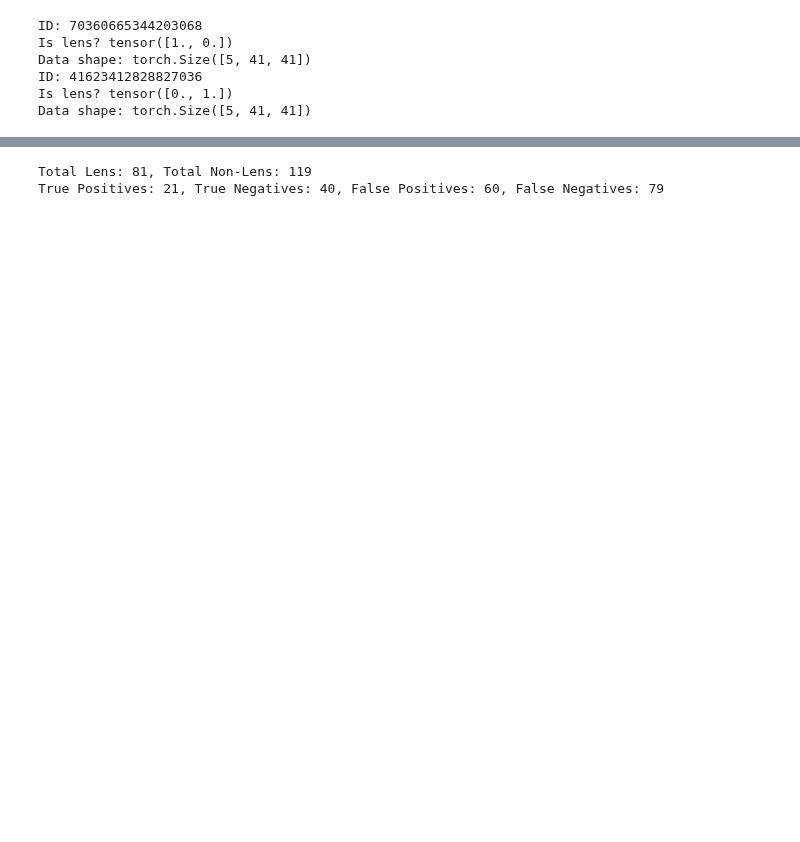
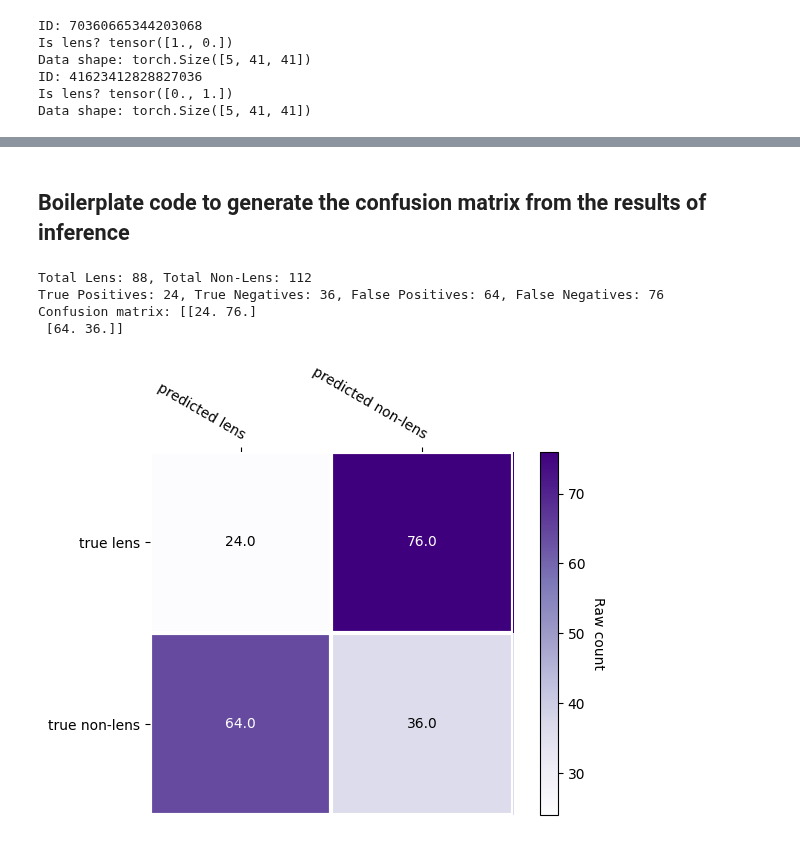
Before and after one commit to lincc-frameworks/hyrax, a Jupyter notebook: docs/pre_executed/slchallenge_demo.ipynb, the cells around one changed output, grey strips where cells are left out. Saved outputs shown, nothing was run; the diff lists cells and outputs as text; code cells hidden in the pictures; blank space fills up the shorter version.

Commit message:
Updated slchallenge notebook with confusion matrix plot.

```diff
--- a/docs/pre_executed/slchallenge_demo.ipynb
+++ b/docs/pre_executed/slchallenge_demo.ipynb
@@ -183,12 +162,16 @@ Object IDs provided: ['75334297602524100', '43153911539866729', '431591513999575
+# %% [markdown]
+## Boilerplate code to generate the confusion matrix from the results of inference
 # %%
 from hyrax.data_sets import InferenceDataSet
+from hyrax.config_utils import find_most_recent_results_dir
 import torch
 
-infer_dir = "/Users/drew/code/hyrax/docs/pre_executed/results/20250829-133510-infer-o919"
+infer_dir = find_most_recent_results_dir(h.config, "infer")
 infer_ds = InferenceDataSet(h.config, infer_dir)
 
 lens_count = 0
 nonlens_count = 0
+confusion_matrix = np.zeros((2, 2))
 true_pos = 0
 true_neg = 0
 false_pos = 0
@@ -202,17 +185,30 @@ for indx, id in enumerate(infer_ds.ids()):
 
     orig_data = ds[indx]
     label = orig_data['label']
-    if label[0] == 1.0 and predicted == 0:
-        true_pos += 1
-    elif label[1] == 1.0 and predicted == 0:
-        false_pos += 1
-    elif label[0] == 0.0 and predicted == 1:
-        true_neg += 1
-    elif label[0] == 1.0 and predicted == 1:
-        false_neg += 1
+
+    # original object is lense
+    if label[0] == 1.0:
+        if predicted == 0: # predict lense true positive
+            confusion_matrix[0][0] += 1
+            true_pos += 1
+        else: # predict non-lense - false negative
+            confusion_matrix[0][1] += 1
+            false_neg += 1
+
+    # original object is non-lense
+    elif label[0] == 0.0:
+        if predicted == 0: # predict lense false positive
+            confusion_matrix[1][0] += 1
+            false_pos += 1
+        else: # predict non-lense true negative
+            confusion_matrix[1][1] += 1
+            true_neg += 1
 
 print(f"Total Lens: {lens_count}, Total Non-Lens: {nonlens_count}")
 print(f"True Positives: {true_pos}, True Negatives: {true_neg}, False Positives: {false_pos}, False Negatives: {false_neg}")
+print(f"Confusion matrix: {confusion_matrix}")
 # %% [output]
-Total Lens: 81, Total Non-Lens: 119
-True Positives: 21, True Negatives: 40, False Positives: 60, False Negatives: 79
+Total Lens: 88, Total Non-Lens: 112
+True Positives: 24, True Negatives: 36, False Positives: 64, False Negatives: 76
+Confusion matrix: [[24. 76.]
+ [64. 36.]]
@@ -219 +332,15 @@ True Positives: 21, True Negatives: 40, False Positives: 60, False Negatives: 79
+# %%
+
+fig, ax = plt.subplots()
+original_labels = ['true lens', 'true non-lens']
+predicted_labels = ['predicted lens', 'predicted non-lens']
+
+im, cbar = heatmap(confusion_matrix, original_labels, predicted_labels, ax=ax,
+                   cmap="Purples", cbarlabel="Raw count")
+texts = annotate_heatmap(im, valfmt="{x}")
+
+fig.tight_layout()
+plt.show()
+# %% [output]
+[figure, added]
 # %%
```
Also changed, not shown: parts of 12 cells of this notebook, 1 other file.
